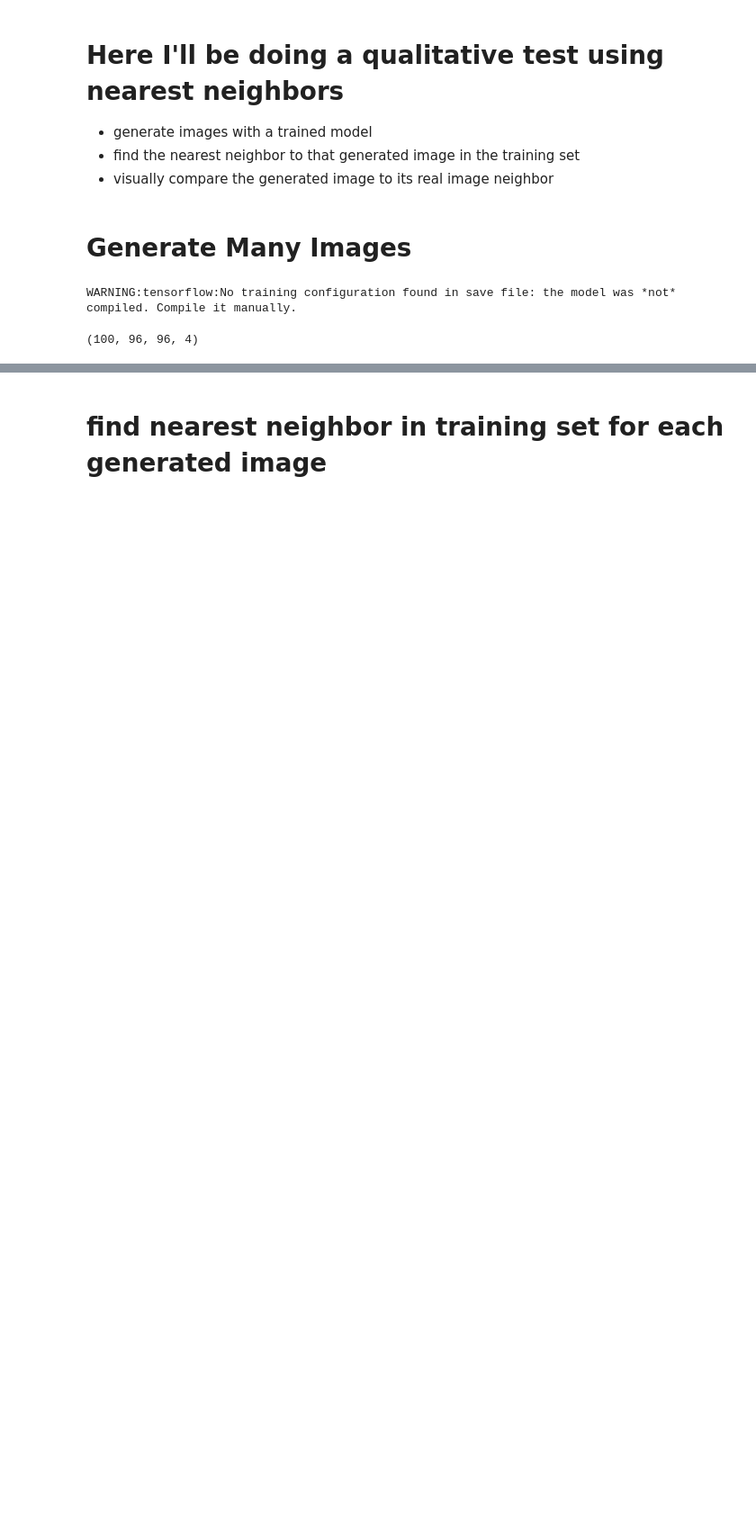
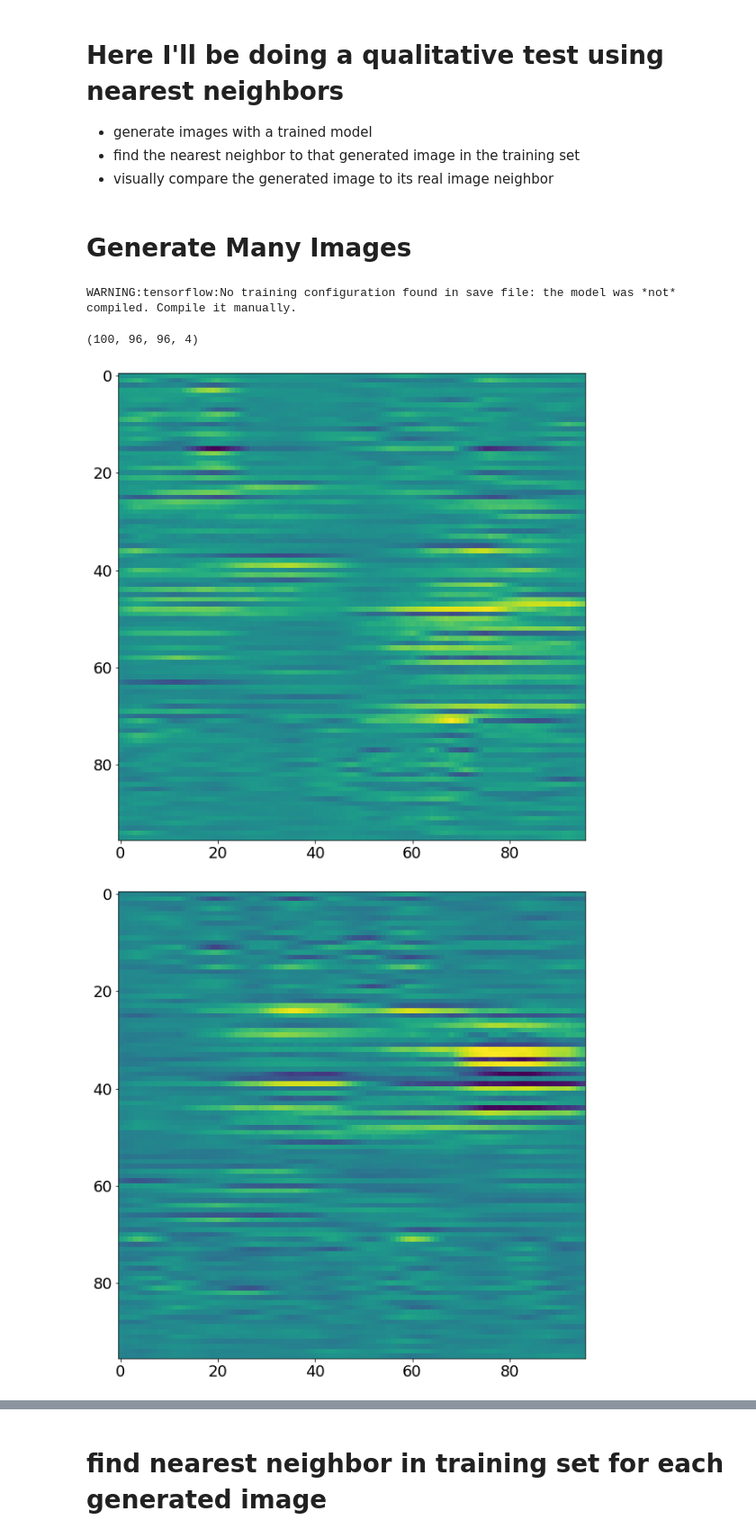
Before and after one commit to Collin-Dabbieri/GAN_Project, a Jupyter notebook: WassGAN/NearestNeighbors.ipynb, the cells around one changed output, grey strips where cells are left out. Shown at 90% size. Saved outputs shown, nothing was run; the diff lists cells and outputs as text; code cells hidden in the pictures; blank space fills up the shorter version.

```diff
--- a/WassGAN/NearestNeighbors.ipynb
+++ b/WassGAN/NearestNeighbors.ipynb
@@ -23,7 +23,7 @@ plt.rcParams['font.size']=FONTSIZE
 # %% [markdown]
 # Generate Many Images
 # %%
-generator=load_model('./results1/WassGan_fifths_Gfilters_48_48_48_Cfilters_64_64_Gstrides_12-2_2-4_Cstrides_2_2_Gen_epoch_525.h5')
+generator=load_model('./results_boost10_clip0.001/WassGan_fifths_Gfilters_48_48_48_Cfilters_64_64_Gstrides_12-2_2-4_Cstrides_2_2_Cboost_10_WeightClip_0.001_Gen_epoch_750.h5')
 # %% [output]
 WARNING:tensorflow:No training configuration found in save file: the model was *not* compiled. Compile it manually.
 # %%
@@ -44,3 +44,10 @@ generated_plots=generator.predict(latent_space)
 print(generated_plots.shape)
 # %% [output]
 (100, 96, 96, 4)
+# %%
+for i in range(5):
+    plt.imshow(generated_plots[i,:,:,0].reshape((96,96)))
+    plt.show()
+# %% [output]
+[figure, added]
+[figure, added]
```
Also changed, not shown: parts of 12 cells of this notebook, 4 other files.
